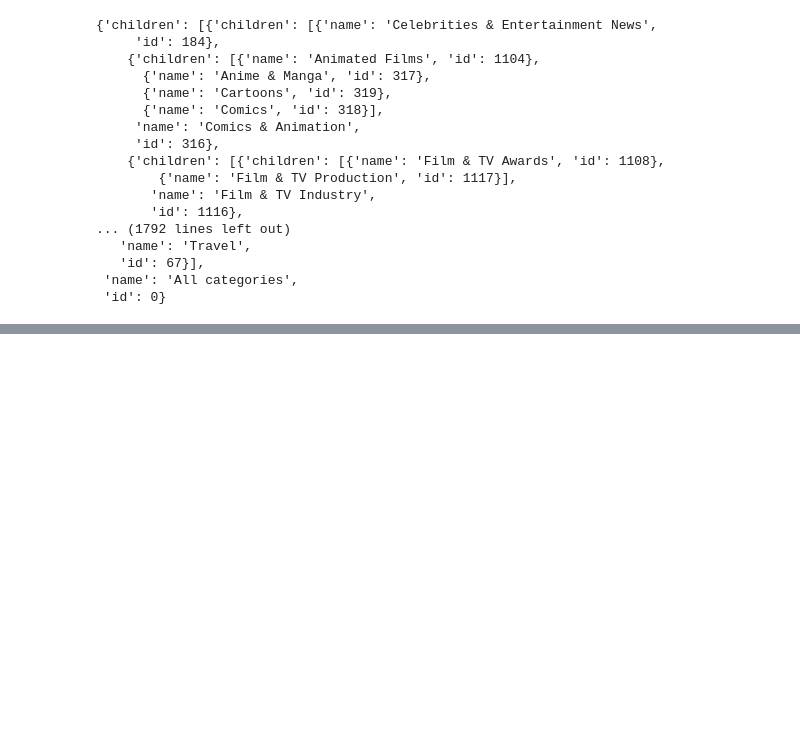
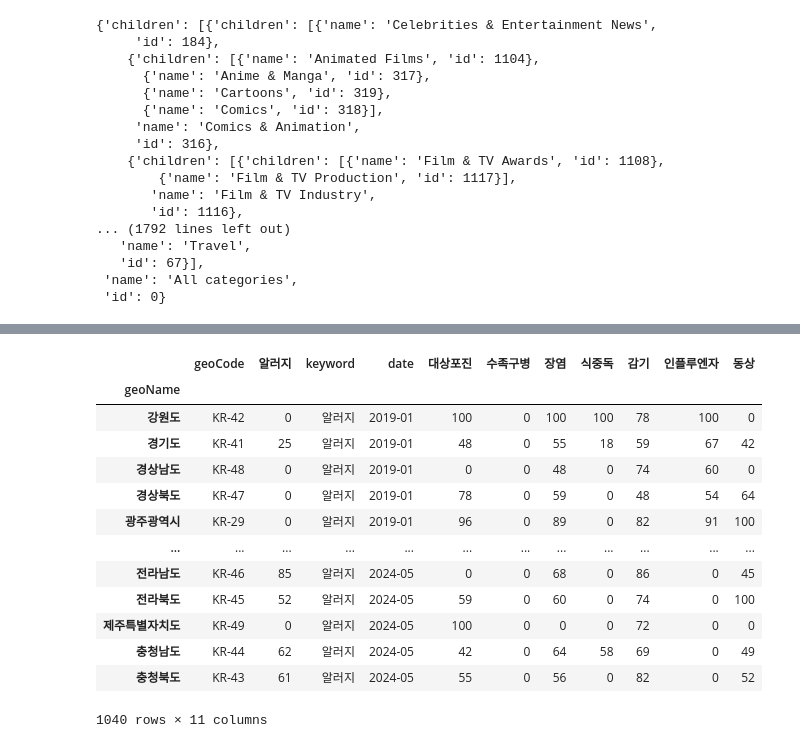
Before and after one commit to addinedu-ros-8th/eda-repo-4, a Jupyter notebook: google-trends.ipynb, the cells around one changed output, grey strips where cells are left out. Saved outputs shown, nothing was run; the diff lists cells and outputs as text; code cells hidden in the pictures; blank space fills up the shorter version.

```diff
--- a/google-trends.ipynb
+++ b/google-trends.ipynb
@@ -460,0 +758,14 @@ google_trends.categories()
+# %%
+# 데이터를 피벗하여 각 키워드가 컬럼으로 나뉘게 변환
+interest_by_region_df = interest_by_region_df.pivot_table(
+    index=["geoCode", "date"],
+    columns="keyword",
+    aggfunc="first"
+).reset_index()
+
+# 컬럼 이름 정리
+interest_by_region_df.columns.name = None
+# interest_by_region_df = interest_by_region_df.rename(columns={"대상포진": "대상포진", "알러지": "알러지"}, )
+
+interest_df.to_csv("interest_df.csv")
+interest_by_region_df.to_csv("interest_by_region_df.csv")
@@ -460,0 +810,17 @@ google_trends.categories()
+# %%
+interest_by_region_df
+# %% [output]
+|  | geoCode | 알러지 | keyword | date | 대상포진 | 수족구병 | 장염 | 식중독 | 감기 | 인플루엔자 | 동상 |
+| geoName |  |  |  |  |  |  |  |  |  |  |  |
+| 강원도 | KR-42 | 0 | 알러지 | 2019-01 | 100 | 0 | 100 | 100 | 78 | 100 | 0 |
+| 경기도 | KR-41 | 25 | 알러지 | 2019-01 | 48 | 0 | 55 | 18 | 59 | 67 | 42 |
+| 경상남도 | KR-48 | 0 | 알러지 | 2019-01 | 0 | 0 | 48 | 0 | 74 | 60 | 0 |
+| 경상북도 | KR-47 | 0 | 알러지 | 2019-01 | 78 | 0 | 59 | 0 | 48 | 54 | 64 |
+| 광주광역시 | KR-29 | 0 | 알러지 | 2019-01 | 96 | 0 | 89 | 0 | 82 | 91 | 100 |
+| ... | ... | ... | ... | ... | ... | ... | ... | ... | ... | ... | ... |
+| 전라남도 | KR-46 | 85 | 알러지 | 2024-05 | 0 | 0 | 68 | 0 | 86 | 0 | 45 |
+| 전라북도 | KR-45 | 52 | 알러지 | 2024-05 | 59 | 0 | 60 | 0 | 74 | 0 | 100 |
+| 제주특별자치도 | KR-49 | 0 | 알러지 | 2024-05 | 100 | 0 | 0 | 0 | 72 | 0 | 0 |
+| 충청남도 | KR-44 | 62 | 알러지 | 2024-05 | 42 | 0 | 64 | 58 | 69 | 0 | 49 |
+| 충청북도 | KR-43 | 61 | 알러지 | 2024-05 | 55 | 0 | 56 | 0 | 82 | 0 | 52 |
+1040 rows × 11 columns
```
Also changed, not shown: parts of 56 cells of this notebook, 3 other files.
